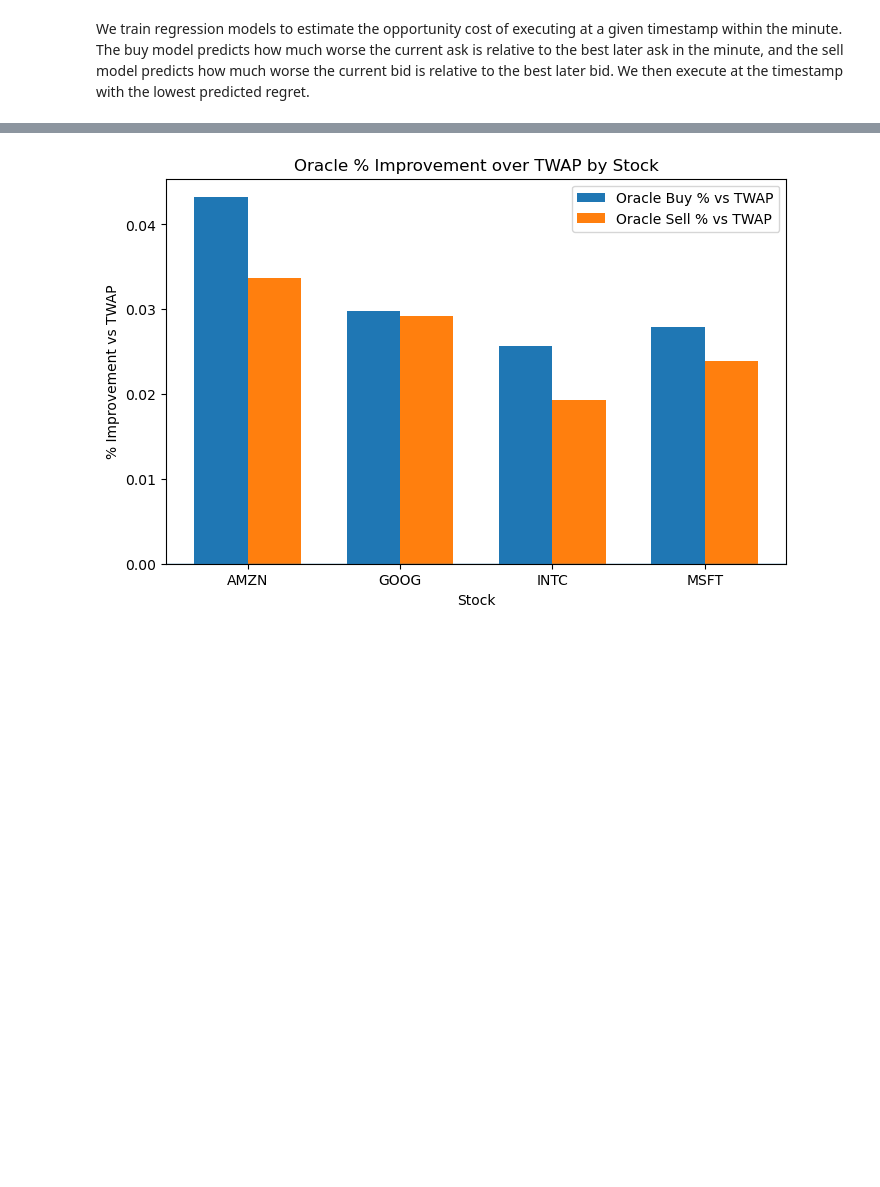
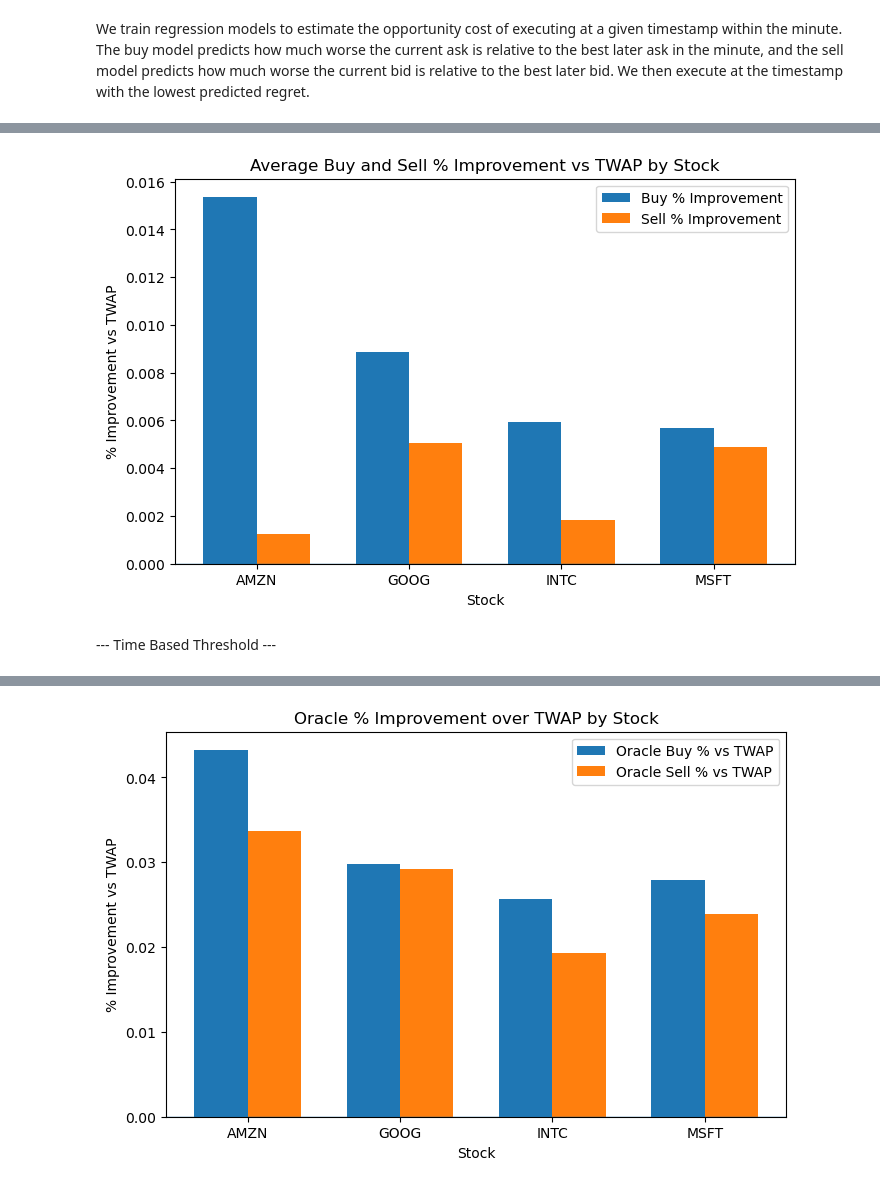
Before and after one commit to FishInAZ/ORIE-5259-Algo-Trading, a Jupyter notebook: Strategy_4/Multi_Factor_Strategy.ipynb, the cells around one changed output, grey strips where cells are left out. Cells and saved outputs as stored; diff of their text form; code cells hidden in the pictures; blank space fills up the shorter version.

```diff
--- a/Strategy_4/Multi_Factor_Strategy.ipynb
+++ b/Strategy_4/Multi_Factor_Strategy.ipynb
@@ -315,2 +770,69 @@ Test R^2  : 0.4072609261101392
+# %%
+test_buy_compare = test_buy_trades.merge(
+    test_twap_buy,
+    on=["stock_name", "minute"],
+    how="inner",
+    suffixes=("_model", "_twap")
+)
+test_buy_compare["buy_improvement_vs_twap"] = (
+    test_buy_compare["buy_price_twap"] - test_buy_compare["buy_price_model"]
+)
+
+test_sell_compare = test_sell_trades.merge(
+    test_twap_sell,
+    on=["stock_name", "minute"],
+    how="inner",
+    suffixes=("_model", "_twap")
+)
+test_sell_compare["sell_improvement_vs_twap"] = (
+    test_sell_compare["sell_price_model"] - test_sell_compare["sell_price_twap"]
+)
+# %%
+# percentage improvement vs TWAP
+test_buy_compare["pct_improvement_vs_twap"] = (
+    (test_buy_compare["buy_price_twap"] - test_buy_compare["buy_price_model"])
+    / test_buy_compare["buy_price_twap"]
+) * 100
+
+test_sell_compare["pct_improvement_vs_twap"] = (
+    (test_sell_compare["sell_price_model"] - test_sell_compare["sell_price_twap"])
+    / test_sell_compare["sell_price_twap"]
+) * 100
+
+# average by stock
+buy_pct_summary = (
+    test_buy_compare.groupby("stock_name")["pct_improvement_vs_twap"]
+    .mean()
+    .reset_index(name="buy_pct_improvement")
+)
+
+sell_pct_summary = (
+    test_sell_compare.groupby("stock_name")["pct_improvement_vs_twap"]
+    .mean()
+    .reset_index(name="sell_pct_improvement")
+)
+
+# merge for plotting
+pct_plot_df = buy_pct_summary.merge(sell_pct_summary, on="stock_name", how="outer").fillna(0)
+
+# plot
+x = np.arange(len(pct_plot_df))
+width = 0.35
+
+plt.figure(figsize=(8, 5))
+plt.bar(x - width/2, pct_plot_df["buy_pct_improvement"], width, label="Buy % Improvement")
+plt.bar(x + width/2, pct_plot_df["sell_pct_improvement"], width, label="Sell % Improvement")
+
+plt.axhline(0, linewidth=1)
+plt.xticks(x, pct_plot_df["stock_name"])
+plt.xlabel("Stock")
+plt.ylabel("% Improvement vs TWAP")
+plt.title("Average Buy and Sell % Improvement vs TWAP by Stock")
+plt.legend()
+plt.show()
+# %% [output]
+[figure, added]
+# %% [markdown]
+--- Time Based Threshold ---
 # %%
 # Time-based Threshold
```
Also changed, not shown: parts of 31 cells of this notebook, 3 other files.
